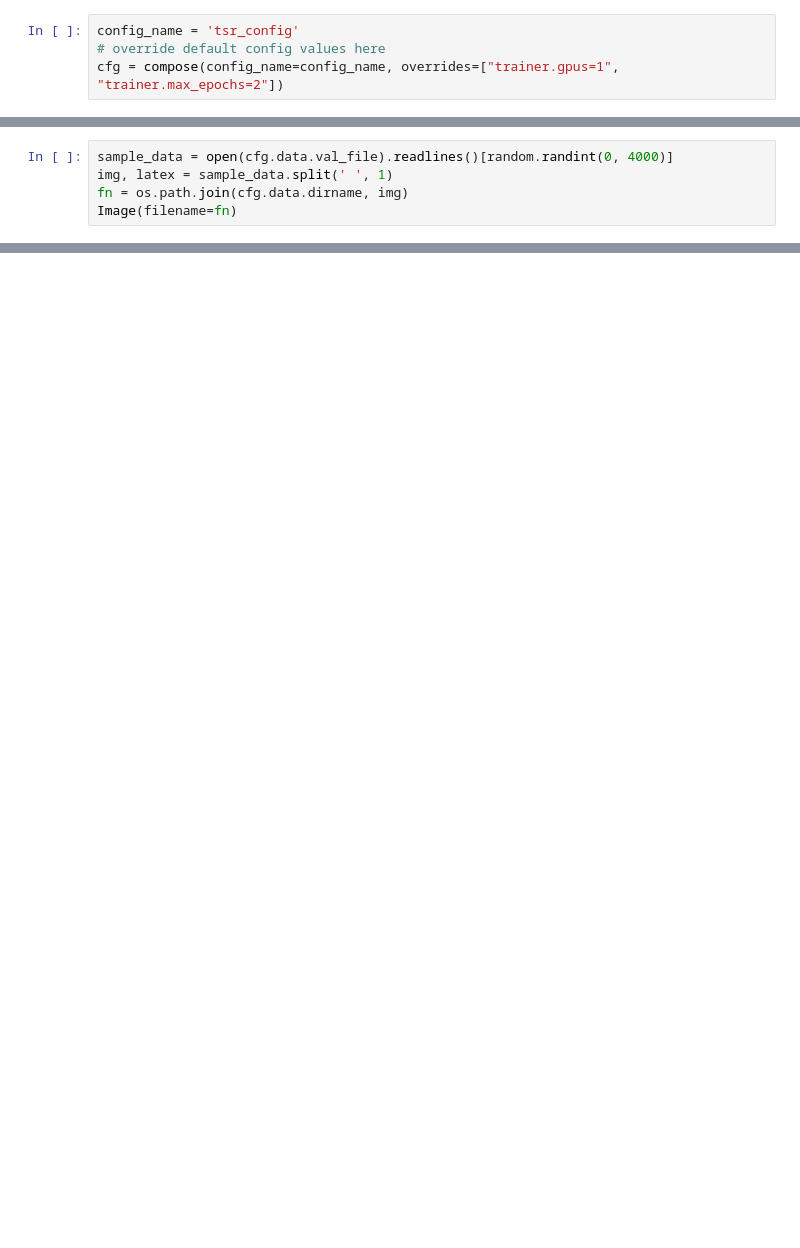
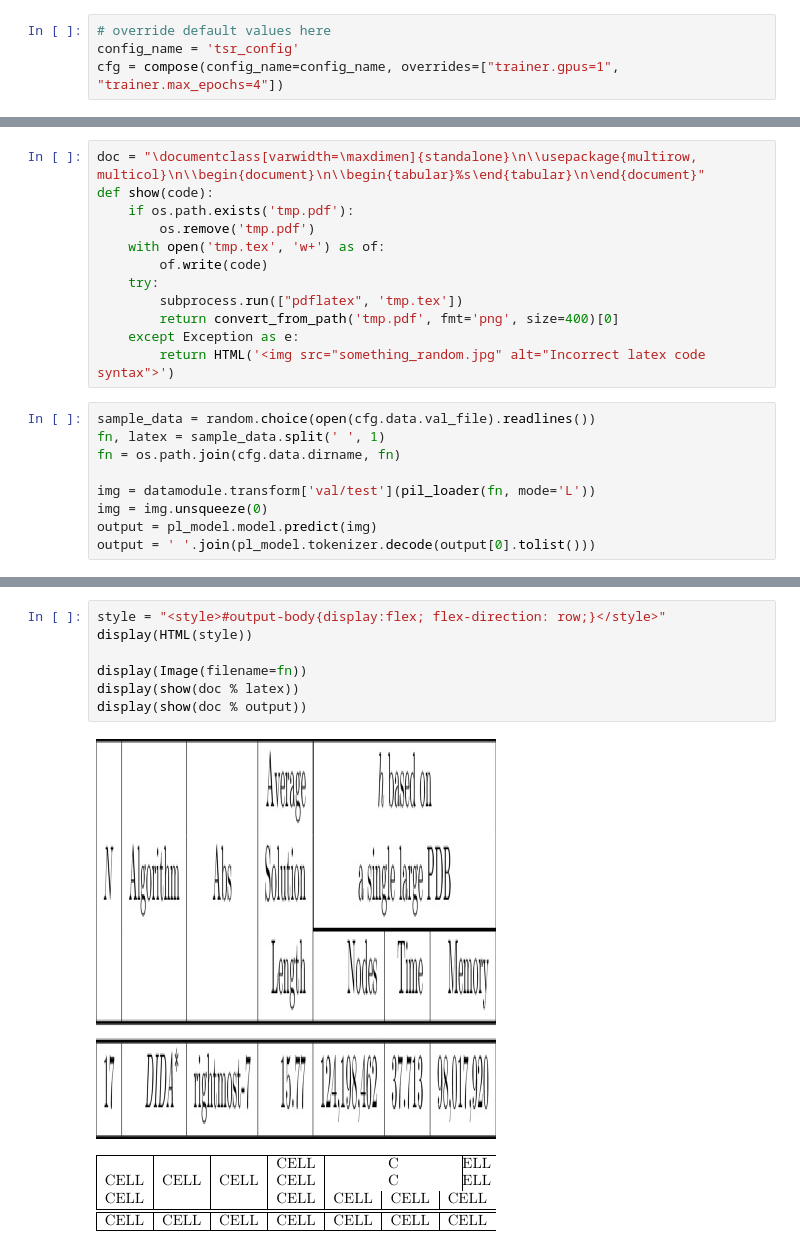
Before and after one commit to iankur/img2tex, a Jupyter notebook: img2tex.ipynb, the cells around one changed output, grey strips where cells are left out. Saved outputs shown, nothing was run; the diff lists cells and outputs as text; blank space fills up the shorter version.

```diff
--- a/img2tex.ipynb
+++ b/img2tex.ipynb
@@ -65,7 +72,7 @@ initialize(config_path="conf")
 # %% [output]
 hydra.initialize()
 # %%
+# override default values here
 config_name = 'tsr_config'
-# override default config values here
-cfg = compose(config_name=config_name, overrides=["trainer.gpus=1", "trainer.max_epochs=2"])
+cfg = compose(config_name=config_name, overrides=["trainer.gpus=1", "trainer.max_epochs=4"])
 # %%
@@ -126,5 +131,21 @@ from dataloader.utils import pil_loader
+# %%
+doc = "\documentclass[varwidth=\maxdimen]{standalone}\n\\usepackage{multirow, multicol}\n\\begin{document}\n\\begin{tabular}%s\end{tabular}\n\end{document}"
+def show(code):
+    if os.path.exists('tmp.pdf'):
+        os.remove('tmp.pdf')
+    with open('tmp.tex', 'w+') as of:
+        of.write(code)
+    try:
+        subprocess.run(["pdflatex", 'tmp.tex'])
+        return convert_from_path('tmp.pdf', fmt='png', size=400)[0]
+    except Exception as e:
+        return HTML('<img src="something_random.jpg" alt="Incorrect latex code syntax">')
 # %%
-sample_data = open(cfg.data.val_file).readlines()[random.randint(0, 4000)]
-img, latex = sample_data.split(' ', 1)
-fn = os.path.join(cfg.data.dirname, img)
-Image(filename=fn)
+sample_data = random.choice(open(cfg.data.val_file).readlines())
+fn, latex = sample_data.split(' ', 1)
+fn = os.path.join(cfg.data.dirname, fn)
+
+img = datamodule.transform['val/test'](pil_loader(fn, mode='L'))
+img = img.unsqueeze(0)
+output = pl_model.model.predict(img)
+output = ' '.join(pl_model.tokenizer.decode(output[0].tolist()))
@@ -145,0 +154,10 @@ target
+# %%
+style = "<style>#output-body{display:flex; flex-direction: row;}</style>"
+display(HTML(style))
+
+display(Image(filename=fn))
+display(show(doc % latex))
+display(show(doc % output))
+# %% [output]
+[figure, added]
+[figure, added]
```
Also changed, not shown: parts of 10 cells of this notebook.
